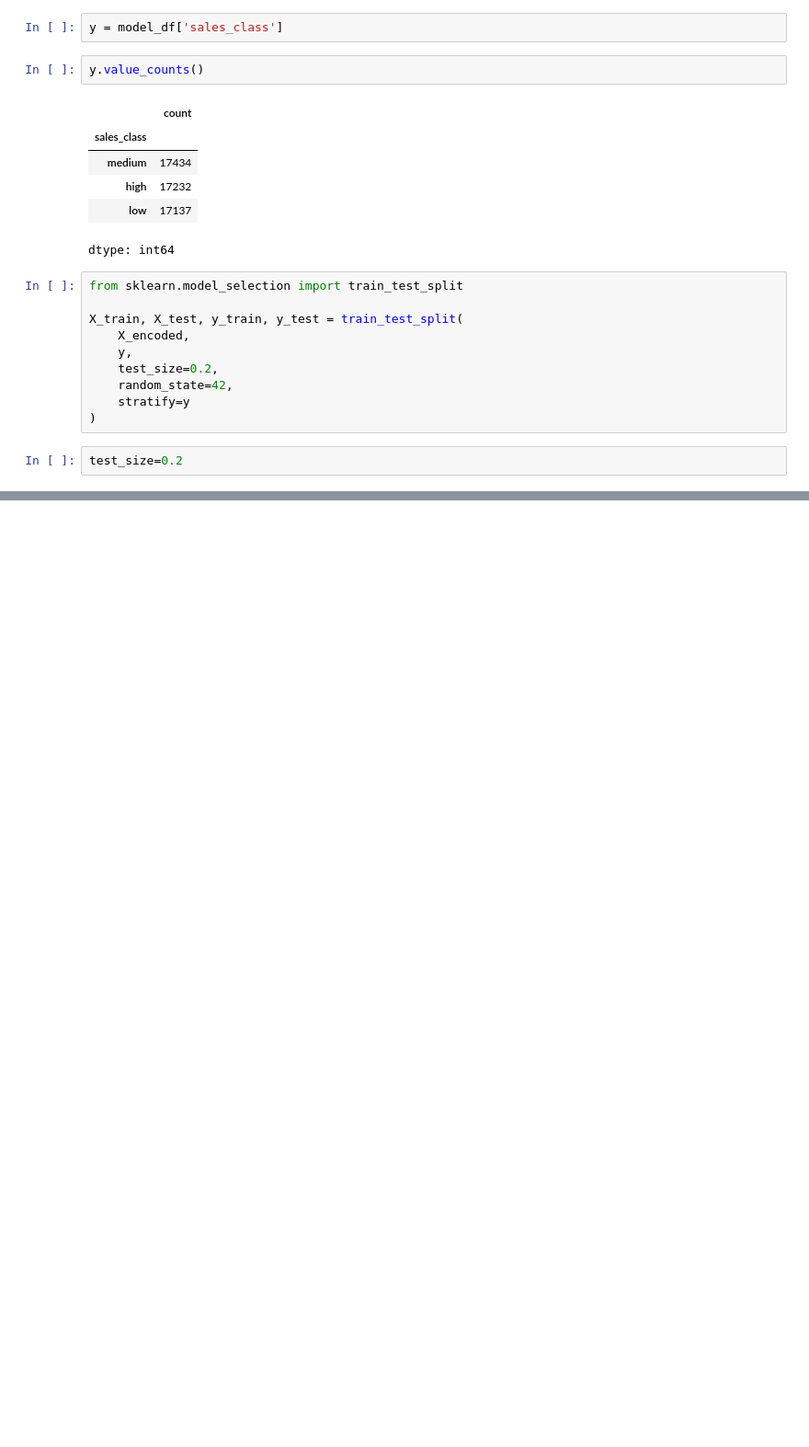
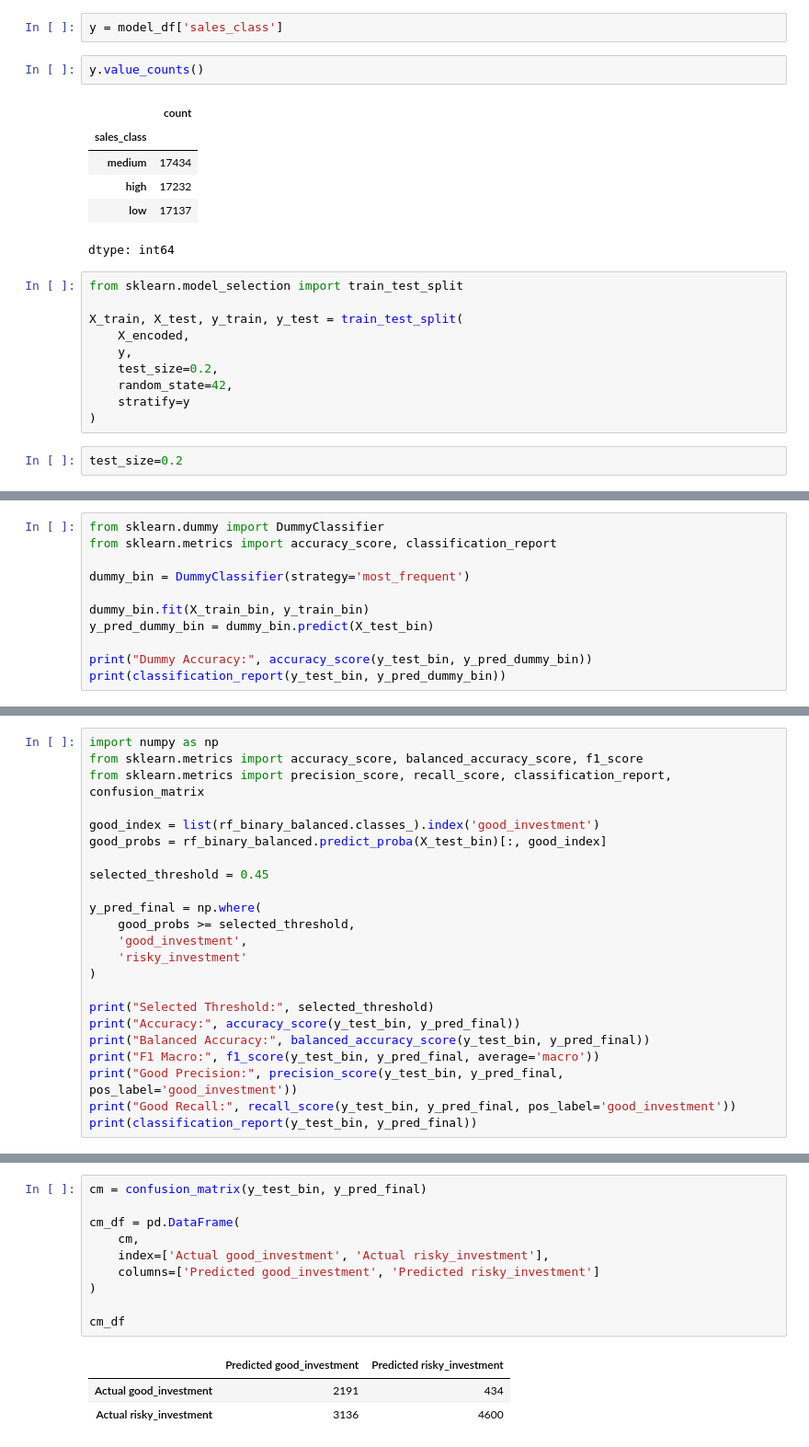
Before and after one commit to mevhibekok/GameVestAI, a Jupyter notebook: notebooks/eda.ipynb, the cells around one changed output, grey strips where cells are left out. Shown at 92% size. Drawn from its saved outputs; the diff is of its cells as text; blank space fills up the shorter version.

```diff
--- a/notebooks/eda.ipynb
+++ b/notebooks/eda.ipynb
@@ -913,0 +1269,11 @@ Random Forest Accuracy: 0.6335295820866712
+# %%
+from sklearn.dummy import DummyClassifier
+from sklearn.metrics import accuracy_score, classification_report
+
+dummy_bin = DummyClassifier(strategy='most_frequent')
+
+dummy_bin.fit(X_train_bin, y_train_bin)
+y_pred_dummy_bin = dummy_bin.predict(X_test_bin)
+
+print("Dummy Accuracy:", accuracy_score(y_test_bin, y_pred_dummy_bin))
+print(classification_report(y_test_bin, y_pred_dummy_bin))
@@ -913,0 +1360,23 @@ Random Forest Accuracy: 0.6335295820866712
+# %%
+import numpy as np
+from sklearn.metrics import accuracy_score, balanced_accuracy_score, f1_score
+from sklearn.metrics import precision_score, recall_score, classification_report, confusion_matrix
+
+good_index = list(rf_binary_balanced.classes_).index('good_investment')
+good_probs = rf_binary_balanced.predict_proba(X_test_bin)[:, good_index]
+
+selected_threshold = 0.45
+
+y_pred_final = np.where(
+    good_probs >= selected_threshold,
+    'good_investment',
+    'risky_investment'
+)
+
+print("Selected Threshold:", selected_threshold)
+print("Accuracy:", accuracy_score(y_test_bin, y_pred_final))
+print("Balanced Accuracy:", balanced_accuracy_score(y_test_bin, y_pred_final))
+print("F1 Macro:", f1_score(y_test_bin, y_pred_final, average='macro'))
+print("Good Precision:", precision_score(y_test_bin, y_pred_final, pos_label='good_investment'))
+print("Good Recall:", recall_score(y_test_bin, y_pred_final, pos_label='good_investment'))
+print(classification_report(y_test_bin, y_pred_final))
@@ -913,0 +1398,14 @@ Random Forest Accuracy: 0.6335295820866712
+# %%
+cm = confusion_matrix(y_test_bin, y_pred_final)
+
+cm_df = pd.DataFrame(
+    cm,
+    index=['Actual good_investment', 'Actual risky_investment'],
+    columns=['Predicted good_investment', 'Predicted risky_investment']
+)
+
+cm_df
+# %% [output]
+|  | Predicted good_investment | Predicted risky_investment |
+| Actual good_investment | 2191 | 434 |
+| Actual risky_investment | 3136 | 4600 |
```
Also changed, not shown: parts of 29 cells of this notebook.
